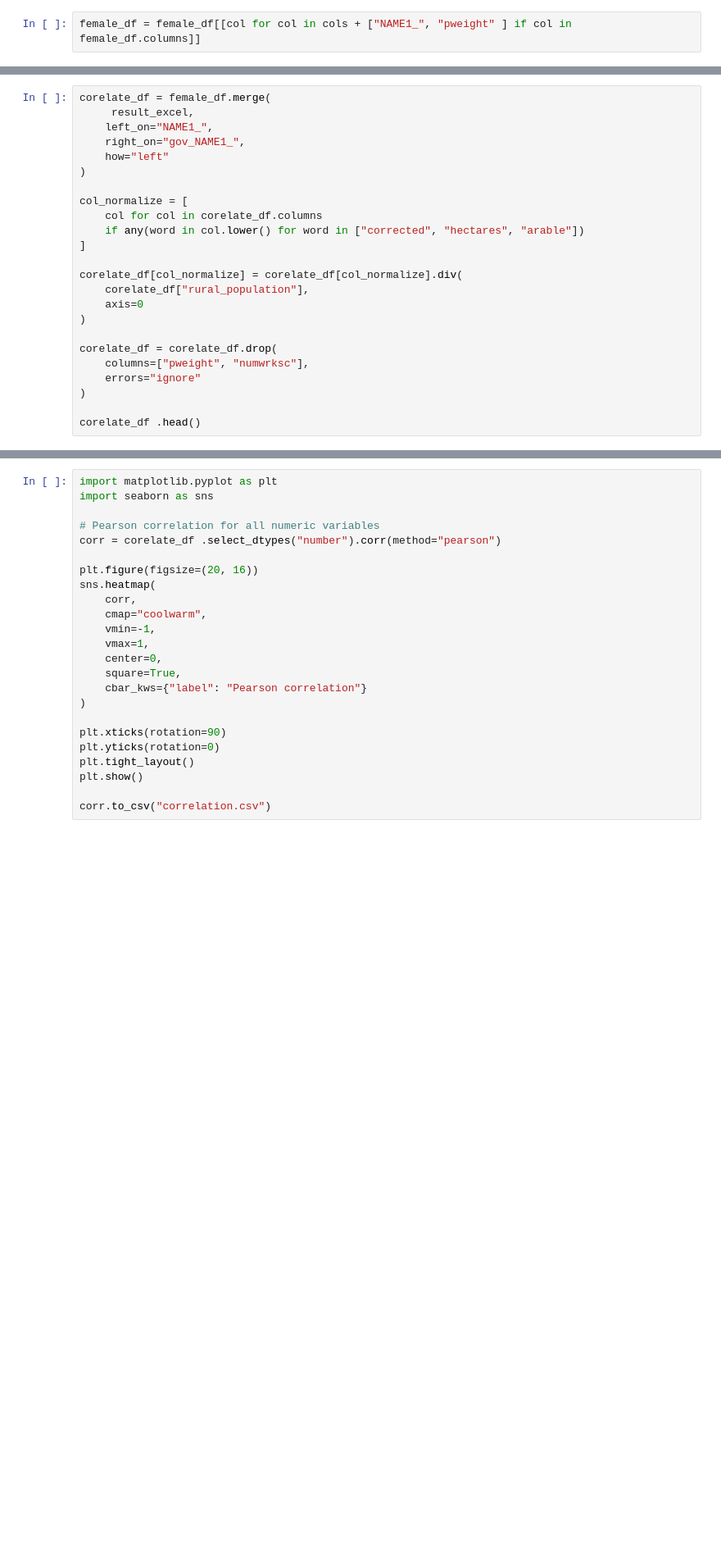
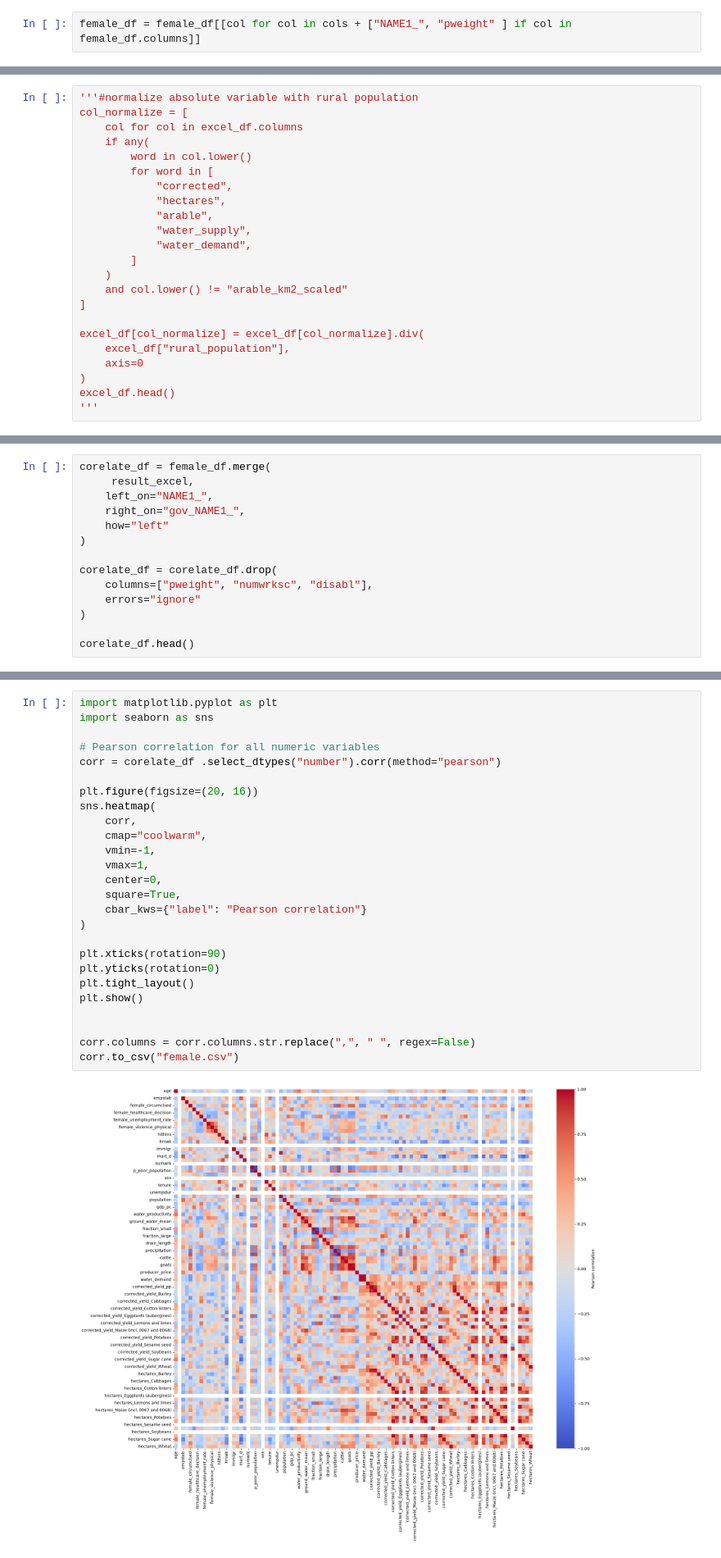
Before and after one commit to Deltares-research/egypt-survey-ml, a Jupyter notebook: notebooks/correlate-appended-survey-data_region.ipynb, the cells around one changed output, grey strips where cells are left out. Shown at 82% size. Saved outputs shown, nothing was run; the diff lists cells and outputs as text; blank space fills up the shorter version.

```diff
--- a/notebooks/correlate-appended-survey-data_region.ipynb
+++ b/notebooks/correlate-appended-survey-data_region.ipynb
@@ -239,0 +228,23 @@ excel_df.head()
+# %%
+'''#normalize absolute variable with rural population
+col_normalize = [
+    col for col in excel_df.columns
+    if any(
+        word in col.lower()
+        for word in [
+            "corrected",
+            "hectares",
+            "arable",
+            "water_supply",
+            "water_demand",
+        ]
+    )
+    and col.lower() != "arable_km2_scaled"
+]
+
+excel_df[col_normalize] = excel_df[col_normalize].div(
+    excel_df["rural_population"],
+    axis=0
+)
+excel_df.head()
+'''
@@ -266,20 +358,10 @@ corelate_df = female_df.merge(
     how="left"
 )
 
-col_normalize = [
-    col for col in corelate_df.columns
-    if any(word in col.lower() for word in ["corrected", "hectares", "arable"])
-]
-
-corelate_df[col_normalize] = corelate_df[col_normalize].div(
-    corelate_df["rural_population"],
-    axis=0
-)
-
 corelate_df = corelate_df.drop(
-    columns=["pweight", "numwrksc"],
+    columns=["pweight", "numwrksc", "disabl"],
     errors="ignore"
 )
 
-corelate_df .head()
+corelate_df.head()
 # %% [output]
@@ -287,24 +375,28 @@ NameError: name 'corelate' is not defined
 # %%
 import matplotlib.pyplot as plt
 import seaborn as sns
 
 # Pearson correlation for all numeric variables
 corr = corelate_df .select_dtypes("number").corr(method="pearson")
 
 plt.figure(figsize=(20, 16))
 sns.heatmap(
     corr,
     cmap="coolwarm",
     vmin=-1,
     vmax=1,
     center=0,
     square=True,
     cbar_kws={"label": "Pearson correlation"}
 )
 
 plt.xticks(rotation=90)
 plt.yticks(rotation=0)
 plt.tight_layout()
 plt.show()
 
-corr.to_csv("correlation.csv")
+
+corr.columns = corr.columns.str.replace(",", " ", regex=False)
+corr.to_csv("female.csv")
+# %% [output]
+[figure, added]
```
Also changed, not shown: parts of 14 cells of this notebook, 14 other files.
